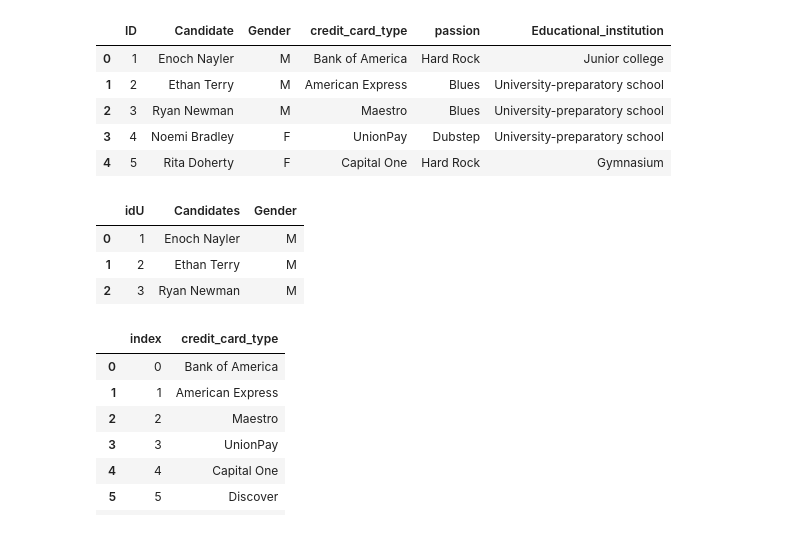
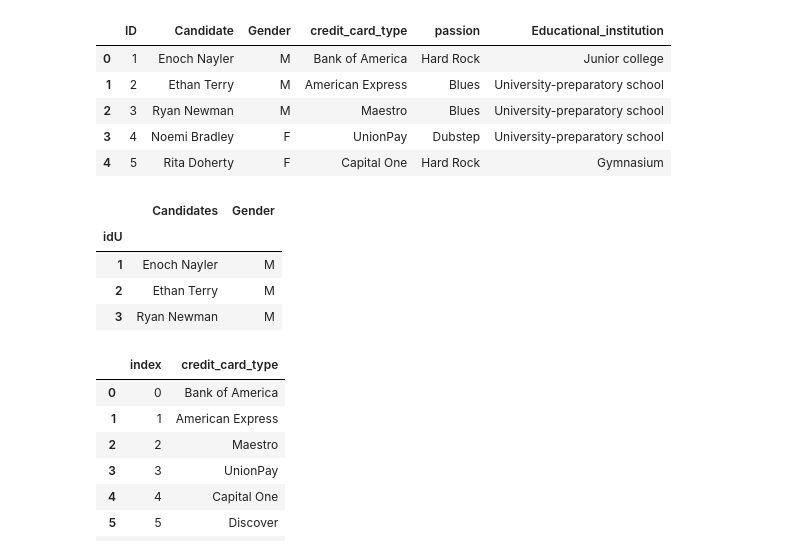
Before and after one commit to marieS06/Projet01, a Jupyter notebook: deb.ipynb, the cells around one changed output. Saved outputs shown, nothing was run; the diff lists cells and outputs as text; code cells hidden in the pictures.

```diff
--- a/deb.ipynb
+++ b/deb.ipynb
@@ -102,12 +102,14 @@ proj.head()
 # %%
 Candidate = pd.DataFrame({'idU': proj['ID'],'Candidates': proj['Candidate'],'Gender': proj['Gender']})
 Candidate.reset_index()
+Candidate = Candidate.set_index('idU')
 Candidate.head(3)
 # %% [output]
-|  | idU | Candidates | Gender |
-| 0 | 1 | Enoch Nayler | M |
-| 1 | 2 | Ethan Terry | M |
-| 2 | 3 | Ryan Newman | M |
+|  | Candidates | Gender |
+| idU |  |  |
+| 1 | Enoch Nayler | M |
+| 2 | Ethan Terry | M |
+| 3 | Ryan Newman | M |
 # %%
 Candidate.to_csv('candidate.csv')
 # csv de Candidate à rajouter les id bank passion education
```
Also changed, not shown: parts of 24 cells of this notebook.
